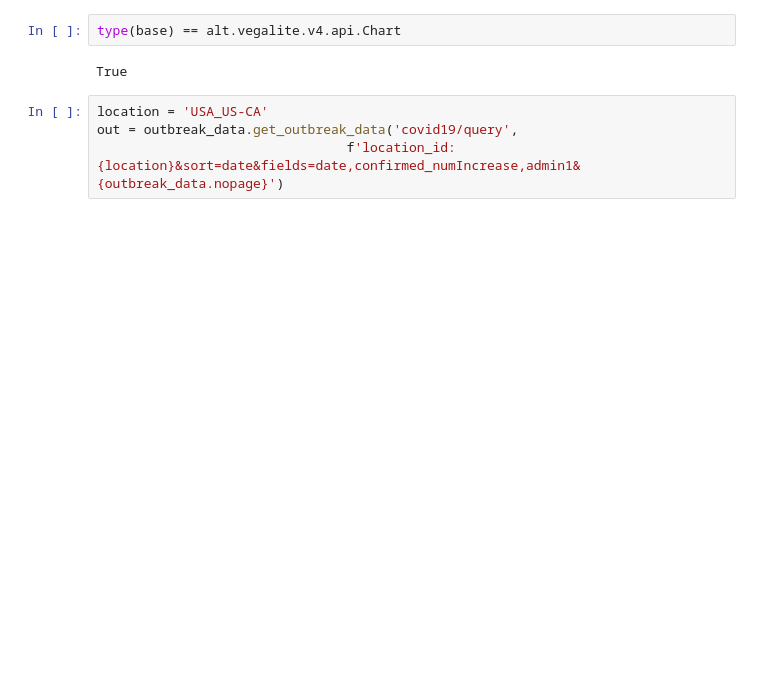
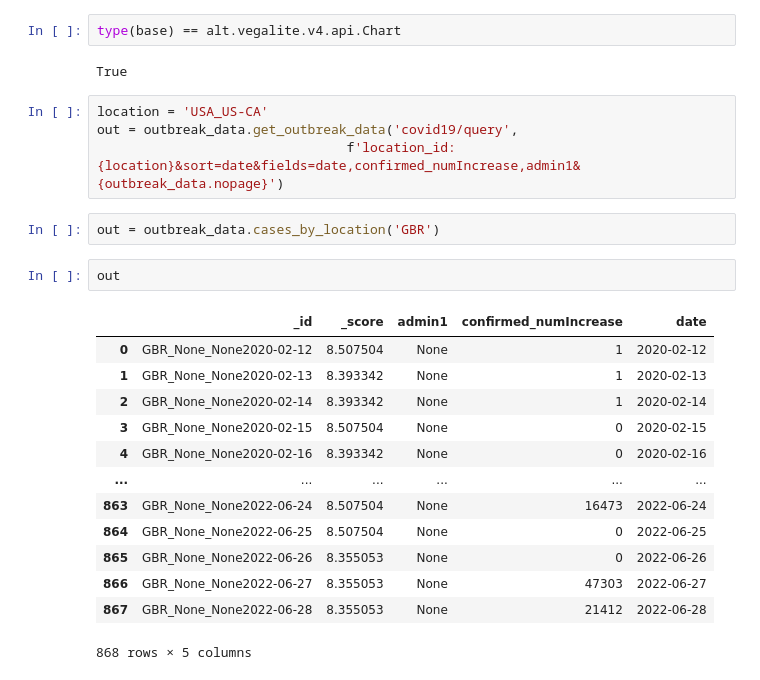
Before and after one commit to outbreak-info/python-outbreak-info, a Jupyter notebook: visualization_demos/visualization_demos.ipynb, the cells around one changed output. Saved outputs shown, nothing was run; the diff lists cells and outputs as text; blank space fills up the shorter version.

Commit message:
moved q= to cases_by_location & documentation in get_outbreak_data

```diff
--- a/visualization_demos/visualization_demos.ipynb
+++ b/visualization_demos/visualization_demos.ipynb
@@ -52,3 +52,21 @@ True
 location = 'USA_US-CA'
 out = outbreak_data.get_outbreak_data('covid19/query',
                                 f'location_id:{location}&sort=date&fields=date,confirmed_numIncrease,admin1&{outbreak_data.nopage}')
+# %%
+out = outbreak_data.cases_by_location('GBR')
+# %%
+out
+# %% [output]
+|  | _id | _score | admin1 | confirmed_numIncrease | date |
+| 0 | GBR_None_None2020-02-12 | 8.507504 | None | 1 | 2020-02-12 |
+| 1 | GBR_None_None2020-02-13 | 8.393342 | None | 1 | 2020-02-13 |
+| 2 | GBR_None_None2020-02-14 | 8.393342 | None | 1 | 2020-02-14 |
+| 3 | GBR_None_None2020-02-15 | 8.507504 | None | 0 | 2020-02-15 |
+| 4 | GBR_None_None2020-02-16 | 8.393342 | None | 0 | 2020-02-16 |
+| ... | ... | ... | ... | ... | ... |
+| 863 | GBR_None_None2022-06-24 | 8.507504 | None | 16473 | 2022-06-24 |
+| 864 | GBR_None_None2022-06-25 | 8.507504 | None | 0 | 2022-06-25 |
+| 865 | GBR_None_None2022-06-26 | 8.355053 | None | 0 | 2022-06-26 |
+| 866 | GBR_None_None2022-06-27 | 8.355053 | None | 47303 | 2022-06-27 |
+| 867 | GBR_None_None2022-06-28 | 8.355053 | None | 21412 | 2022-06-28 |
+868 rows × 5 columns
```
Also changed, not shown: 2 other files.
